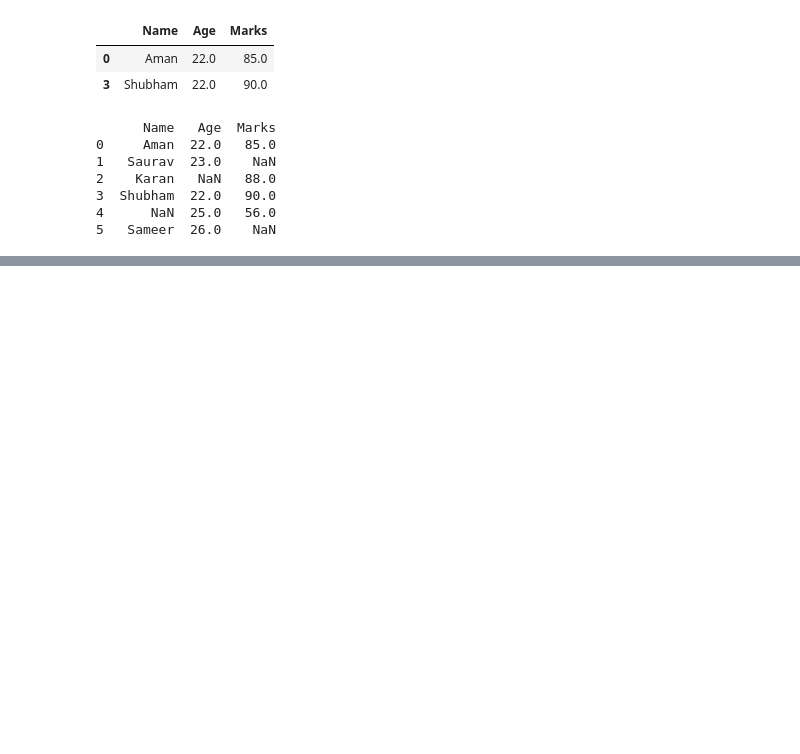
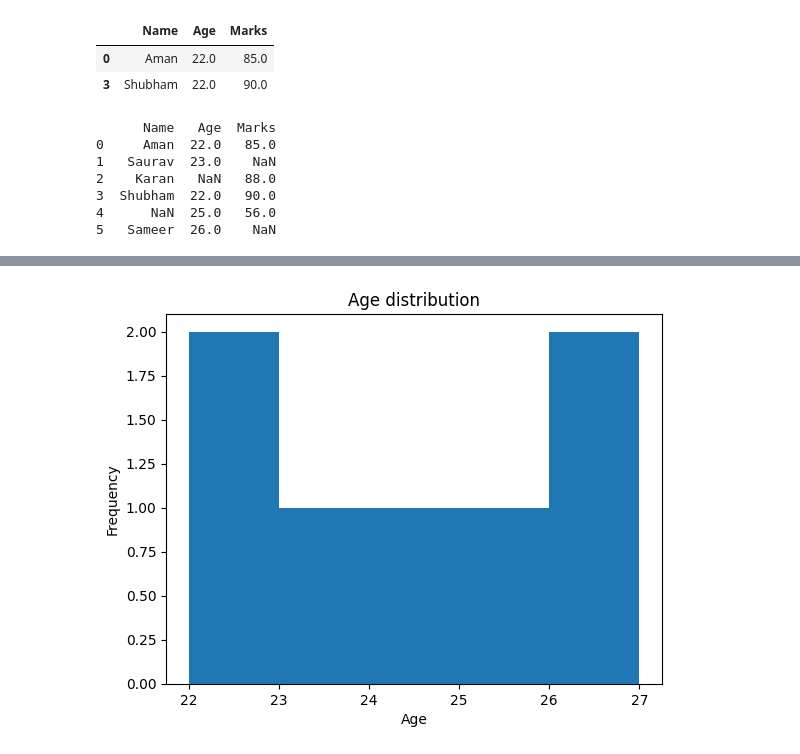
Before and after one commit to Dipanshu0809/FOUNDATION-OF-ML, a Jupyter notebook: IntroToPandas.ipynb, the cells around one changed output, grey strips where cells are left out. Cells and saved outputs as stored; diff of their text form; code cells hidden in the pictures; blank space fills up the shorter version.

```diff
--- a/IntroToPandas.ipynb
+++ b/IntroToPandas.ipynb
@@ -261,0 +362,8 @@ print(df)
+# %%
+plt.hist(df["Age"],bins=5)
+plt.title("Age distribution")
+plt.xlabel("Age")
+plt.ylabel("Frequency")
+plt.show()
+# %% [output]
+[figure, added]
```
Also changed, not shown: parts of 15 cells of this notebook, 4 other files.
